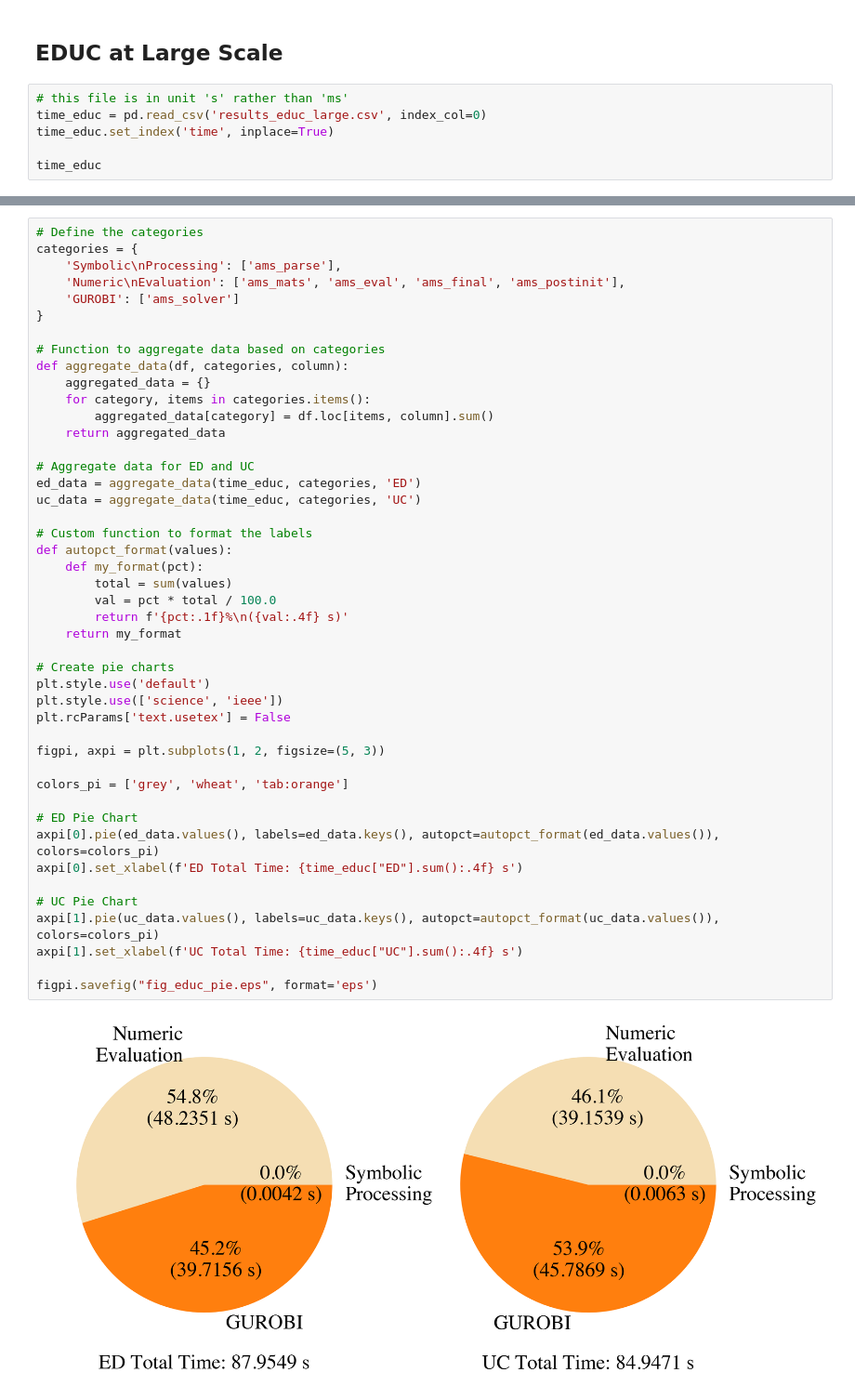
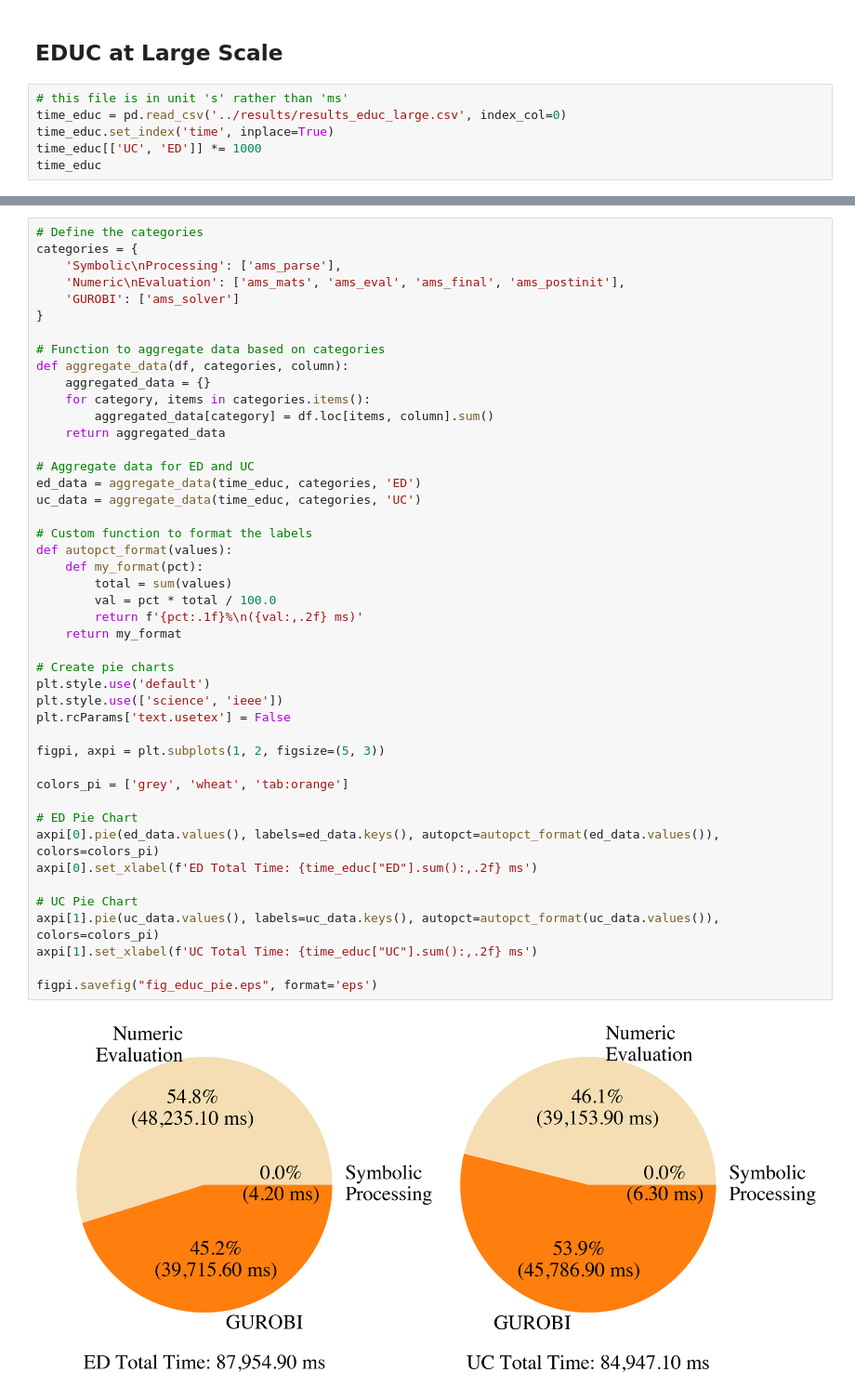
Before and after one commit to CURENT/demo, a Jupyter notebook: demo/ams_benchmark/plot/bench_plot.ipynb, the cells around one changed output, grey strips where cells are left out. Shown at 93% size. Saved outputs shown, nothing was run; the diff lists cells and outputs as text.

```diff
--- a/demo/ams_benchmark/bench_plot.ipynb
+++ b/demo/ams_benchmark/plot/bench_plot.ipynb
@@ -509,9 +509,9 @@ The PostScript backend does not support transparency; partially transparent arti
 ## EDUC at Large Scale
 # %%
 # this file is in unit 's' rather than 'ms'
-time_educ = pd.read_csv('results_educ_large.csv', index_col=0)
+time_educ = pd.read_csv('../results/results_educ_large.csv', index_col=0)
 time_educ.set_index('time', inplace=True)
-
+time_educ[['UC', 'ED']] *= 1000
 time_educ
 # %% [output]
 |  | UC | ED |
@@ -538,34 +538,34 @@ def aggregate_data(df, categories, column):
     return aggregated_data
 
 # Aggregate data for ED and UC
 ed_data = aggregate_data(time_educ, categories, 'ED')
 uc_data = aggregate_data(time_educ, categories, 'UC')
 
 # Custom function to format the labels
 def autopct_format(values):
     def my_format(pct):
         total = sum(values)
         val = pct * total / 100.0
-        return f'{pct:.1f}%\n({val:.4f} s)'
+        return f'{pct:.1f}%\n({val:,.2f} ms)'
     return my_format
 
 # Create pie charts
 plt.style.use('default')
 plt.style.use(['science', 'ieee'])
 plt.rcParams['text.usetex'] = False
 
 figpi, axpi = plt.subplots(1, 2, figsize=(5, 3))
 
 colors_pi = ['grey', 'wheat', 'tab:orange']
 
 # ED Pie Chart
 axpi[0].pie(ed_data.values(), labels=ed_data.keys(), autopct=autopct_format(ed_data.values()), colors=colors_pi)
-axpi[0].set_xlabel(f'ED Total Time: {time_educ["ED"].sum():.4f} s')
+axpi[0].set_xlabel(f'ED Total Time: {time_educ["ED"].sum():,.2f} ms')
 
 # UC Pie Chart
 axpi[1].pie(uc_data.values(), labels=uc_data.keys(), autopct=autopct_format(uc_data.values()), colors=colors_pi)
-axpi[1].set_xlabel(f'UC Total Time: {time_educ["UC"].sum():.4f} s')
+axpi[1].set_xlabel(f'UC Total Time: {time_educ["UC"].sum():,.2f} ms')
 
 figpi.savefig("fig_educ_pie.eps", format='eps')
 # %% [output]
-[figure, old version]
+[figure, new version]
```
Also changed, not shown: parts of 5 cells of this notebook, 21 other files.
